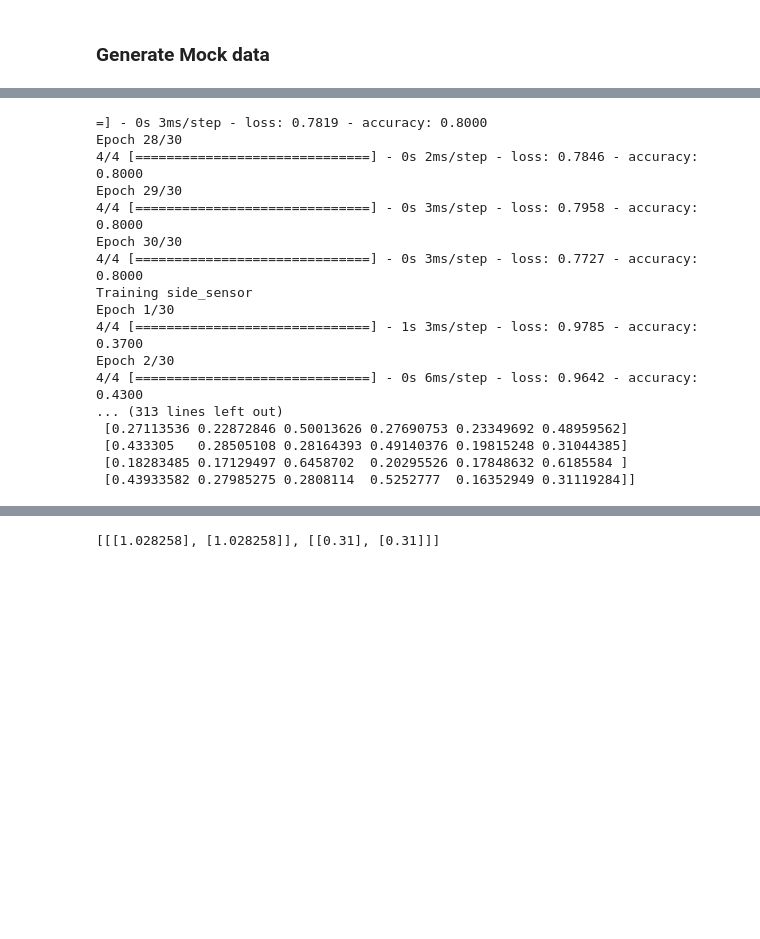
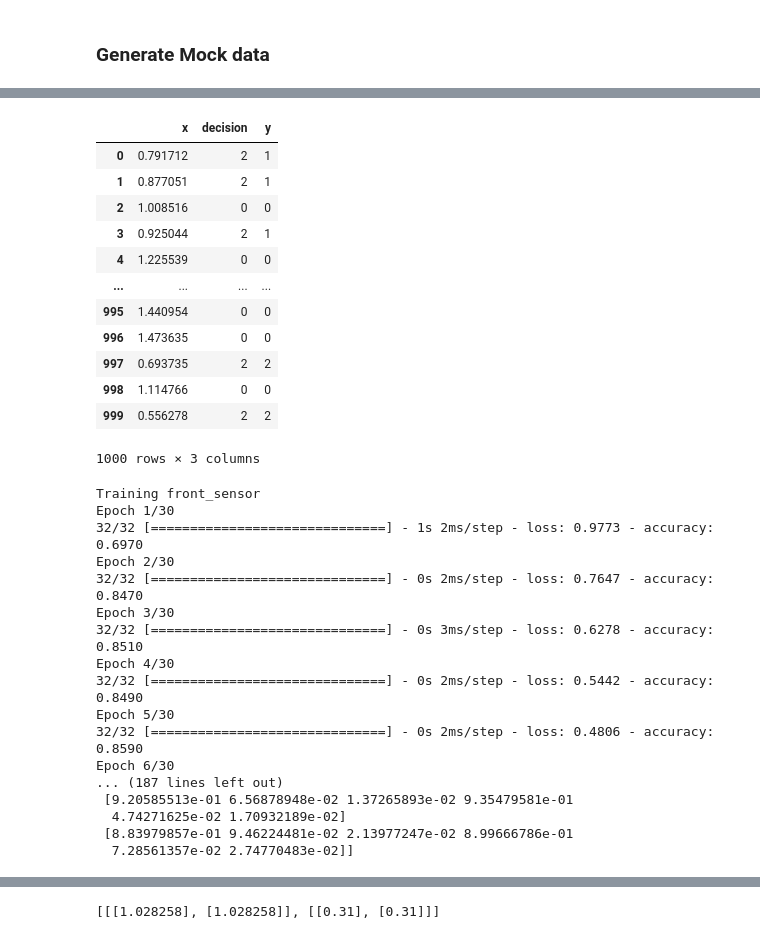
Before and after one commit to RScicomp/Tree-NN, a Jupyter notebook: Hierarchial_Neural_Network_Brian.ipynb, the cells around one changed output, grey strips where cells are left out. Drawn from its saved outputs; the diff is of its cells as text; code cells hidden in the pictures; blank space fills up the shorter version.

Commit message:
neural network added optional train

```diff
--- a/Hierarchial_Neural_Network_Brian.ipynb
+++ b/Hierarchial_Neural_Network_Brian.ipynb
@@ -206,34 +225,56 @@ infrared_net_2 = InfraredNet(input=None,target = None,output=3,name='side_sensor
 # main_net = MainNet(input = predictions,target=sensor_front_data_decision['decision'],output=3,name="main_net")
 main_net = MainNet(input = None,target=None,output=3,name="main_net")
 # infrared_net.train()
+# %%
+sensor_front_data_decision
+# %% [output]
+|  | x | decision | y |
+| 0 | 0.791712 | 2 | 1 |
+| 1 | 0.877051 | 2 | 1 |
+| 2 | 1.008516 | 0 | 0 |
+| 3 | 0.925044 | 2 | 1 |
+| 4 | 1.225539 | 0 | 0 |
+| ... | ... | ... | ... |
+| 995 | 1.440954 | 0 | 0 |
+| 996 | 1.473635 | 0 | 0 |
+| 997 | 0.693735 | 2 | 2 |
+| 998 | 1.114766 | 0 | 0 |
+| 999 | 0.556278 | 2 | 2 |
+1000 rows × 3 columns
 # %%
 train=[(sensor_front_data_decision[['x']].values,sensor_front_data_decision[['y']].values),(sensor_front_data_decision[['x']].values,sensor_front_data_decision[['y']].values)]
 sensor_front_data_decision_test = generate_decisions(evaluation=near_sensor,turnaway=turn_away)
+
+
+
 test= [sensor_front_data_decision_test[['x']].values,sensor_front_data_decision_test[['x']].values]
-tree_net = TreeNet([infrared_net,infrared_net_2,infrared_net_3],mainnet=main_net)
+
+
+tree_net = TreeNet([infrared_net,infrared_net_2],mainnet=main_net)
 tree_net.train(data=train,y=sensor_front_data_decision['decision'].values)
 
+
+
 from sklearn.metrics import accuracy_score
-
 predictions=tree_net.predict_class(test)
 # %% [output]
-=] - 0s 3ms/step - loss: 0.7819 - accuracy: 0.8000
-Epoch 28/30
-4/4 [==============================] - 0s 2ms/step - loss: 0.7846 - accuracy: 0.8000
-Epoch 29/30
-4/4 [==============================] - 0s 3ms/step - loss: 0.7958 - accuracy: 0.8000
-Epoch 30/30
-4/4 [==============================] - 0s 3ms/step - loss: 0.7727 - accuracy: 0.8000
-Training side_sensor
+Training front_sensor
 Epoch 1/30
-4/4 [==============================] - 1s 3ms/step - loss: 0.9785 - accuracy: 0.3700
+32/32 [==============================] - 1s 2ms/step - loss: 0.9773 - accuracy: 0.6970
 Epoch 2/30
-4/4 [==============================] - 0s 6ms/step - loss: 0.9642 - accuracy: 0.4300
-... (313 lines left out)
- [0.27113536 0.22872846 0.50013626 0.27690753 0.23349692 0.48959562]
- [0.433305   0.28505108 0.28164393 0.49140376 0.19815248 0.31044385]
- [0.18283485 0.17129497 0.6458702  0.20295526 0.17848632 0.6185584 ]
- [0.43933582 0.27985275 0.2808114  0.5252777  0.16352949 0.31119284]]
+32/32 [==============================] - 0s 2ms/step - loss: 0.7647 - accuracy: 0.8470
+Epoch 3/30
+32/32 [==============================] - 0s 3ms/step - loss: 0.6278 - accuracy: 0.8510
+Epoch 4/30
+32/32 [==============================] - 0s 2ms/step - loss: 0.5442 - accuracy: 0.8490
+Epoch 5/30
+32/32 [==============================] - 0s 2ms/step - loss: 0.4806 - accuracy: 0.8590
+Epoch 6/30
+... (187 lines left out)
+ [9.20585513e-01 6.56878948e-02 1.37265893e-02 9.35479581e-01
+  4.74271625e-02 1.70932189e-02]
+ [8.83979857e-01 9.46224481e-02 2.13977247e-02 8.99666786e-01
+  7.28561357e-02 2.74770483e-02]]
 # %%
 predictions
 # %% [output]
```
Also changed, not shown: parts of 6 cells of this notebook.
